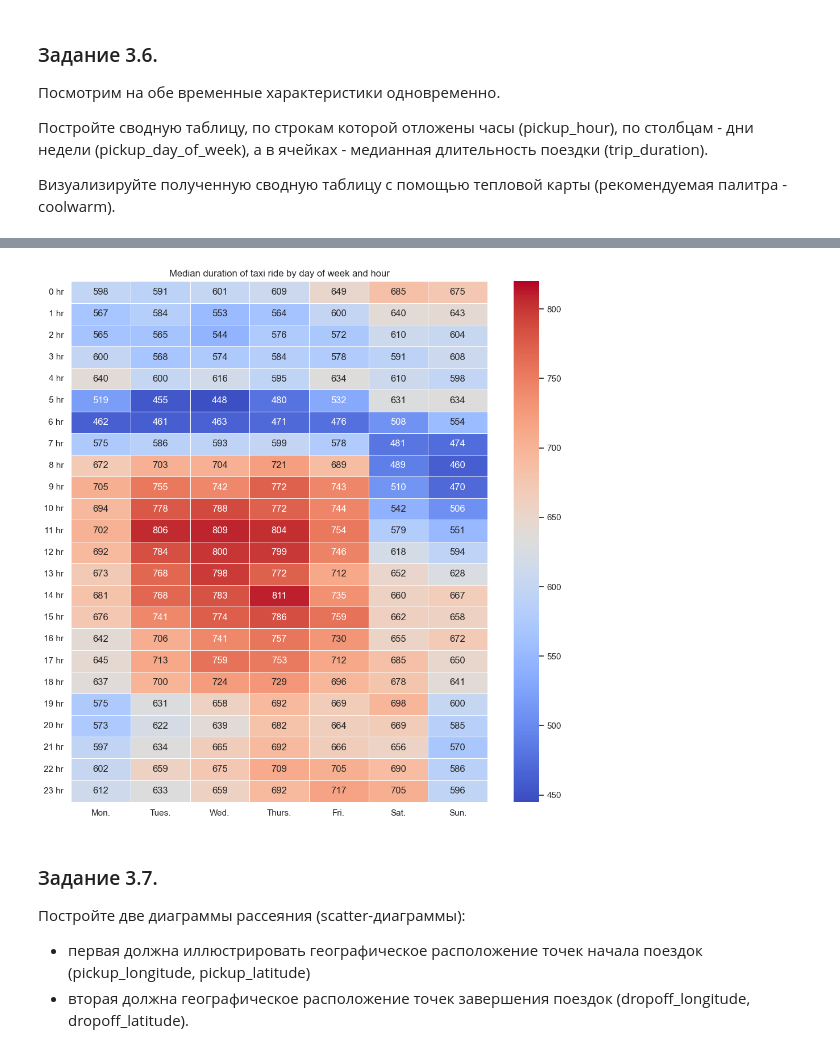
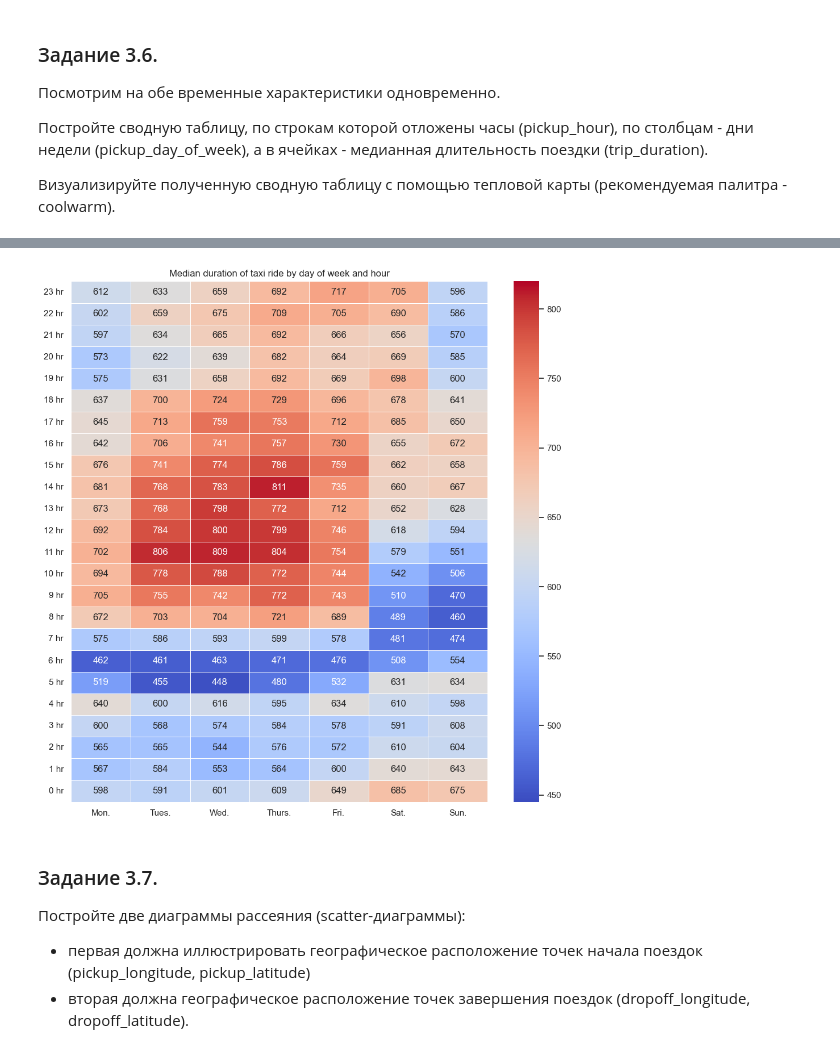
Before and after one commit to YarikKa2/Project_5, a Jupyter notebook: code/Project_5.ipynb, the cells around one changed output, grey strips where cells are left out. Saved outputs shown, nothing was run; the diff lists cells and outputs as text; code cells hidden in the pictures.

```diff
--- a/code/Project_5.ipynb
+++ b/code/Project_5.ipynb
@@ -831,33 +852,37 @@ fig.tight_layout()
 # %%
 # Subset data for pivot table
 pivot_data = taxi_data[['pickup_hour', 'pickup_day_of_week', 'trip_duration']]
 
 # Group data by hour and day of week
 pivot_data = \
     pivot_data.groupby(['pickup_hour', 'pickup_day_of_week'], as_index=False).median()
 
 # Create pivot table
 pivot_data = pd.pivot(data=pivot_data, columns='pickup_day_of_week',
                       index='pickup_hour', values='trip_duration')
 
+# Reoder indexes for better readability
+pivot_data = pivot_data.iloc[[i for i in range(23,-1,-1)],:]
+
+
 
 # Display pivot with heatmap
 fig, ax = plt.subplots( figsize=(10, 10))
 
 
 sns.heatmap(data=pivot_data, cmap='coolwarm', vmin=445, vmax=820,
             annot=True, fmt='.0f', linewidths=0.5, ax=ax)
 
 ax.set_xticklabels(['Mon.','Tues.','Wed.','Thurs.','Fri.','Sat.','Sun.'])
-ax.set_yticklabels([str(i)+' hr' for i in range(24)])
+ax.set_yticklabels([str(i)+' hr' for i in range(23,-1,-1)])
 ax.tick_params(axis='y', labelrotation=0)
 ax.set_xlabel('')
 ax.set_ylabel('')
 ax.set_title('Median duration of taxi ride by day of week and hour')
 
 fig.tight_layout()
 # %% [output]
-[figure, old version]
+[figure, new version]
 # %% [markdown]
 ### Задание 3.7.
 Постройте две диаграммы рассеяния (scatter-диаграммы):
```
Also changed, not shown: parts of 1 cell of this notebook.
